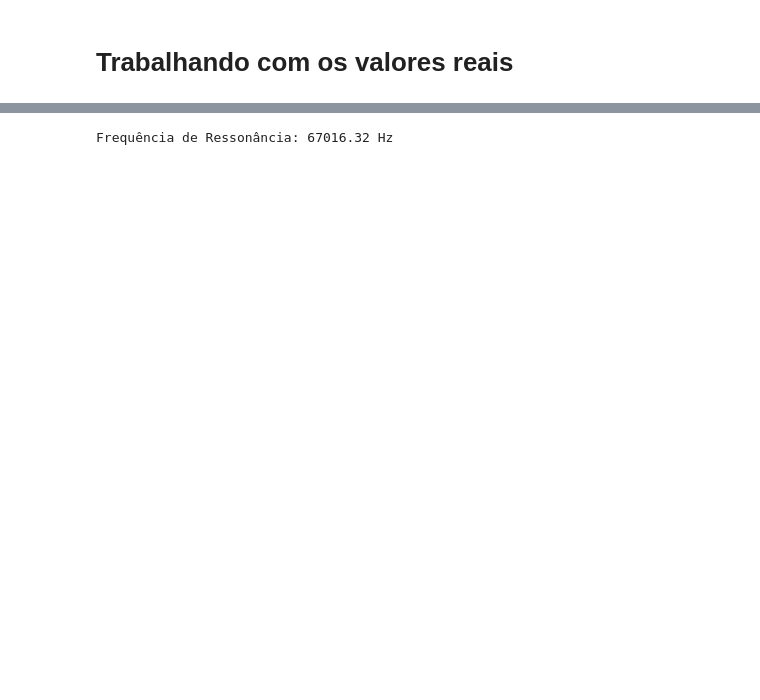
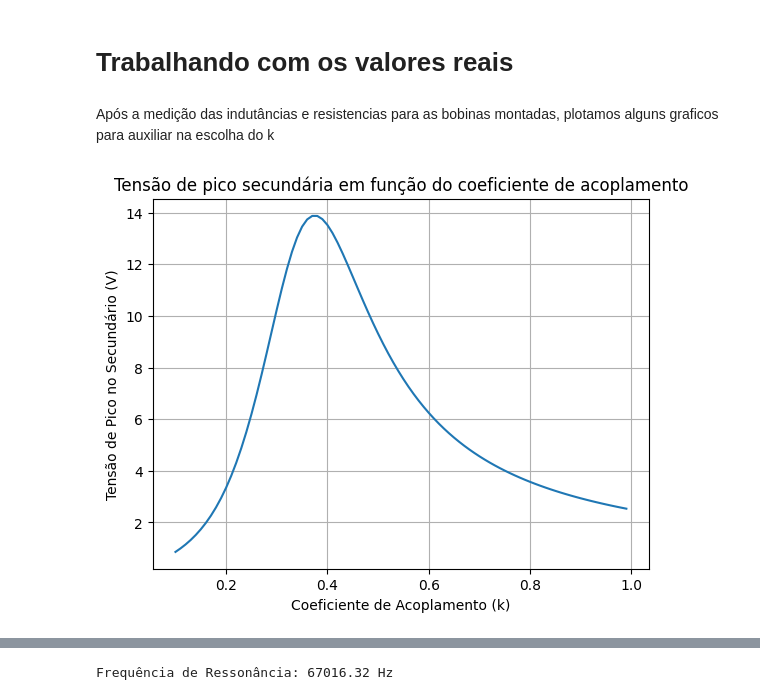
Before and after one commit to pabdutra/eletromag, a Jupyter notebook: projeto.ipynb, the cells around one changed output, grey strips where cells are left out. Saved outputs shown, nothing was run; the diff lists cells and outputs as text; code cells hidden in the pictures; blank space fills up the shorter version.

```diff
--- a/projeto.ipynb
+++ b/projeto.ipynb
@@ -258,5 +249,7 @@ Valor de k onde a potência no secundário é máxima: 0.25
 # %% [markdown]
 # Trabalhando com os valores reais
+# %% [markdown]
+Após a medição das indutâncias e resistencias para as bobinas montadas, plotamos alguns graficos para auxiliar na escolha do k
 # %%
 R1 = 0.124
 R2 = 0.097
@@ -271,0 +267,26 @@ Ufonte = 10*2/pi
+# %%
+V1 = 12 * (2 / np.pi)
+
+
+
+ks = np.arange(0.1, 1, 0.01)
+
+voltagens_secundario = []
+Potencias_secundario = []
+
+
+for k in ks:
+    i1,i2,ic ,V2_peak = CalcularTransformador(k, f, R1, R2, Rc, C1, C2, L1, L2, Ufonte)
+    P2 = V2_peak**2/Rc
+    voltagens_secundario.append(V2_peak)
+    Potencias_secundario.append(P2)
+
+
+
+plt.plot(ks, voltagens_secundario)
+plt.title("Tensão de pico secundária em função do coeficiente de acoplamento")
+plt.xlabel("Coeficiente de Acoplamento (k)")
+plt.ylabel("Tensão de Pico no Secundário (V)")
+plt.grid()
+# %% [output]
+[figure, added]
```
Also changed, not shown: parts of 14 cells of this notebook, 3 other files.
